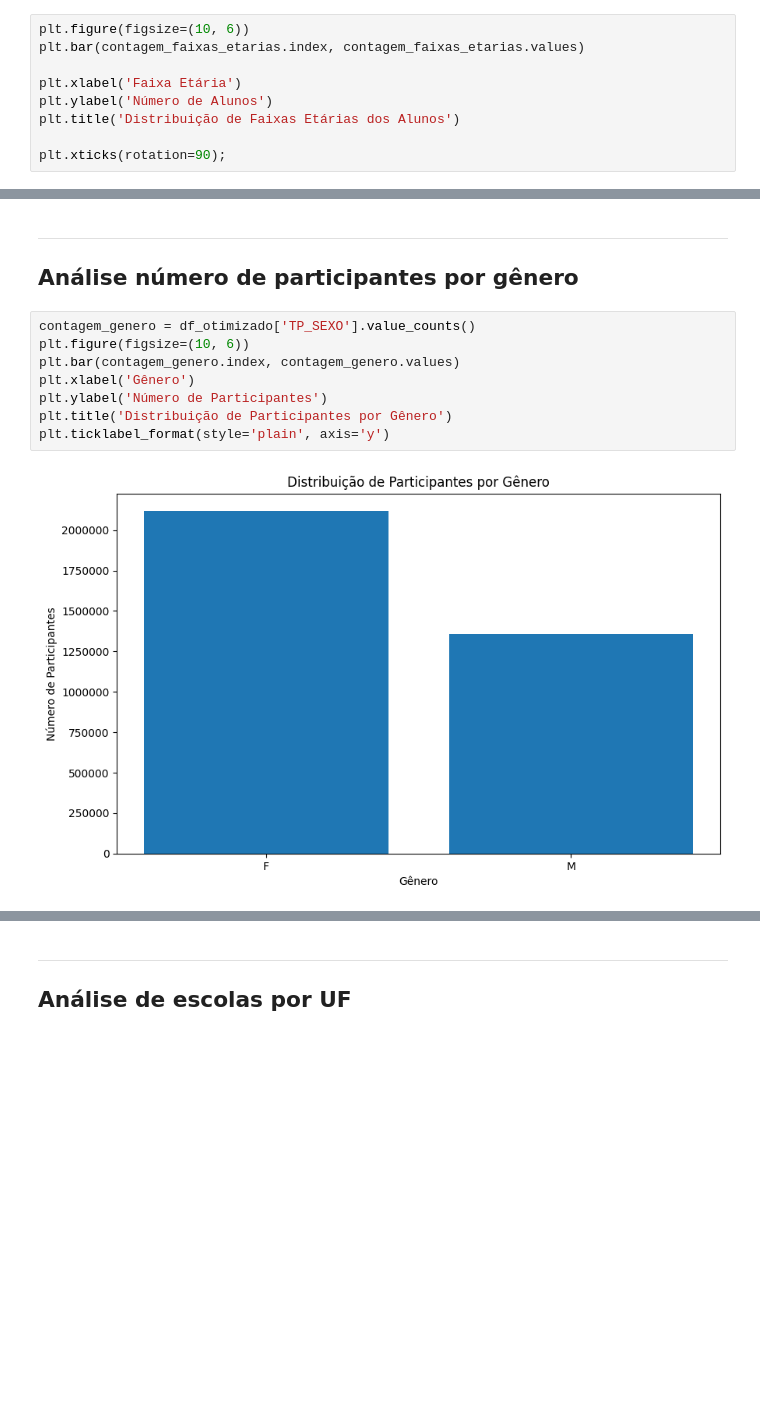
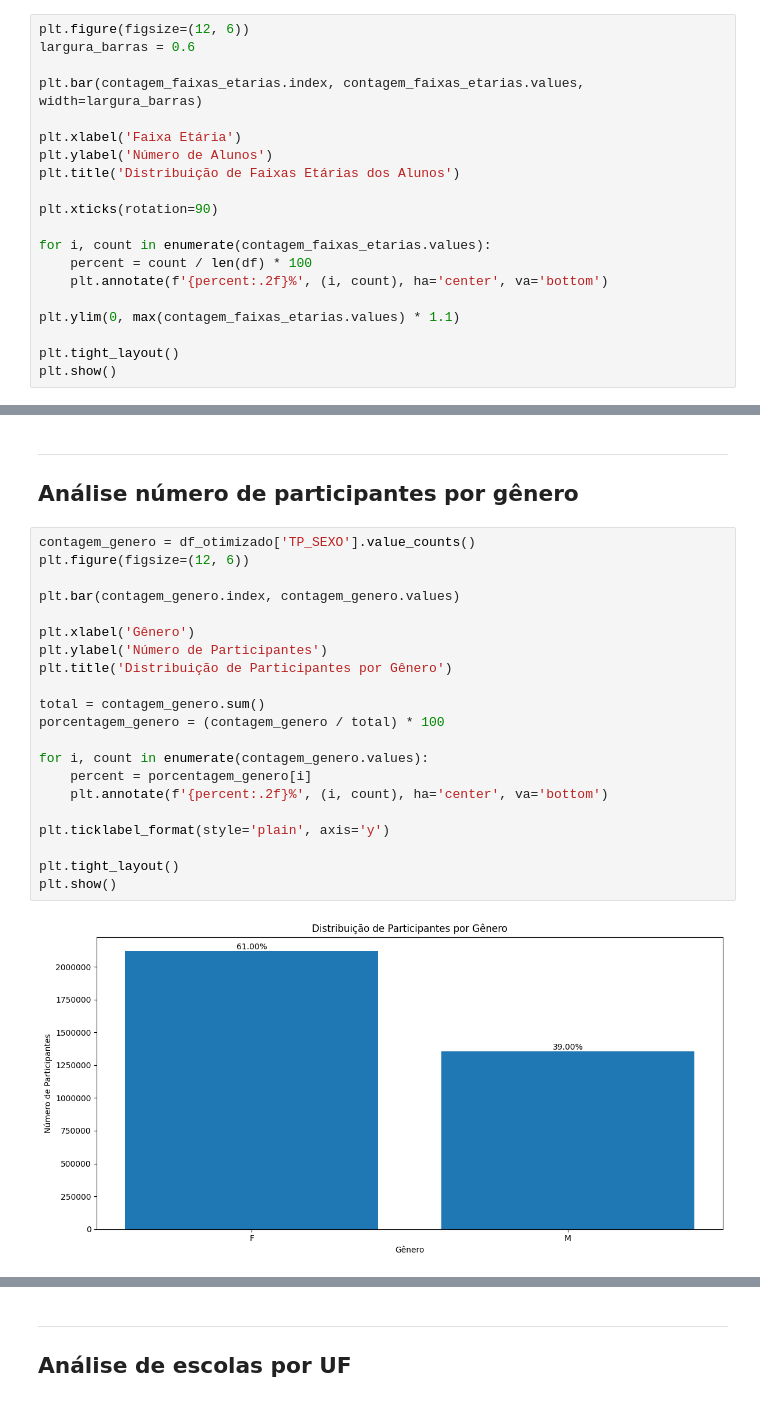
Before and after one commit to giolangella/Analise-de-Microdados-ENEM-2022, a Jupyter notebook: main.ipynb, the cells around one changed output, grey strips where cells are left out. Cells and saved outputs as stored; diff of their text form; blank space fills up the shorter version.

```diff
--- a/main.ipynb
+++ b/main.ipynb
@@ -135,12 +135,23 @@ contagem_faixas_etarias = contagem_faixas_etarias.sort_index()
 # %% [markdown]
 ### Criando gráfico para análise de participantes por faixa etária
 # %%
-plt.figure(figsize=(10, 6))
-plt.bar(contagem_faixas_etarias.index, contagem_faixas_etarias.values)
+plt.figure(figsize=(12, 6))
+largura_barras = 0.6
+
+plt.bar(contagem_faixas_etarias.index, contagem_faixas_etarias.values, width=largura_barras)
 
 plt.xlabel('Faixa Etária')
 plt.ylabel('Número de Alunos')
 plt.title('Distribuição de Faixas Etárias dos Alunos')
 
-plt.xticks(rotation=90);
+plt.xticks(rotation=90)
+
+for i, count in enumerate(contagem_faixas_etarias.values):
+    percent = count / len(df) * 100
+    plt.annotate(f'{percent:.2f}%', (i, count), ha='center', va='bottom')
+
+plt.ylim(0, max(contagem_faixas_etarias.values) * 1.1)
+
+plt.tight_layout()
+plt.show()
 # %% [output]
@@ -150,11 +161,24 @@ ___
 ## Análise número de participantes por gênero
 # %%
 contagem_genero = df_otimizado['TP_SEXO'].value_counts()
-plt.figure(figsize=(10, 6))
+plt.figure(figsize=(12, 6))
+
 plt.bar(contagem_genero.index, contagem_genero.values)
+
 plt.xlabel('Gênero')
 plt.ylabel('Número de Participantes')
 plt.title('Distribuição de Participantes por Gênero')
+
+total = contagem_genero.sum()
+porcentagem_genero = (contagem_genero / total) * 100
+
+for i, count in enumerate(contagem_genero.values):
+    percent = porcentagem_genero[i]
+    plt.annotate(f'{percent:.2f}%', (i, count), ha='center', va='bottom')
+
 plt.ticklabel_format(style='plain', axis='y')
+
+plt.tight_layout()
+plt.show()
 # %% [output]
-[figure, old version]
+[figure, new version]
```
Also changed, not shown: parts of 9 cells of this notebook.
